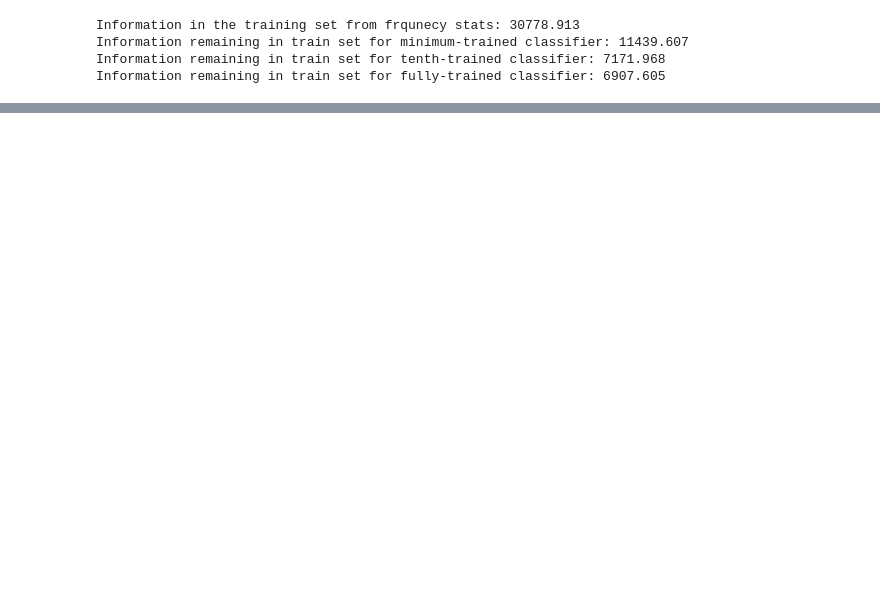
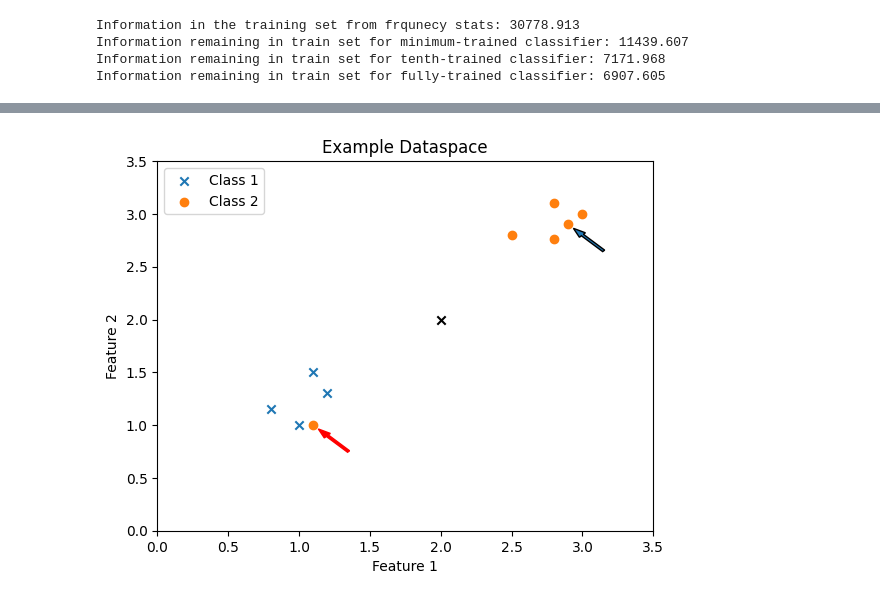
Before and after one commit to jseaward-phd/better-than-vibes, a Jupyter notebook: demo.ipynb, the cells around one changed output, grey strips where cells are left out. Cells and saved outputs as stored; diff of their text form; code cells hidden in the pictures; blank space fills up the shorter version.

```diff
--- a/demo.ipynb
+++ b/demo.ipynb
@@ -143,0 +185,20 @@ This raises the natural question of how much of the information in the train set
+# %%
+# Example dataspace visualization
+from matplotlib import pyplot as plt
+c1 = np.array([[1,1],[1.1,1.5],[1.2,1.3],[0.8,1.15]])
+c2 = np.array([[3,3],[2.8,3.1],[2.9,2.9],[1.1,1],[2.5,2.8],[2.8,2.76]])
+
+plt.scatter(c1[:,0],c1[:,1], marker = 'x', label='Class 1')
+plt.scatter(c2[:,0],c2[:,1], marker='o', label='Class 2')
+plt.scatter(2,2, marker = 'x', color ='k')
+plt.xlim([0,3.5])
+plt.ylim([0,3.5])
+plt.xlabel('Feature 1')
+plt.ylabel('Feature 2')
+plt.title("Example Dataspace")
+plt.arrow(1.35, 0.75, -.15, .15, width=0.02, color = 'r')
+plt.arrow(3.15, 2.65, -.15, .15, width=0.02)
+plt.legend()
+plt.show()
+# %% [output]
+[figure, added]
```
Also changed, not shown: parts of 18 cells of this notebook, 2 other files.
